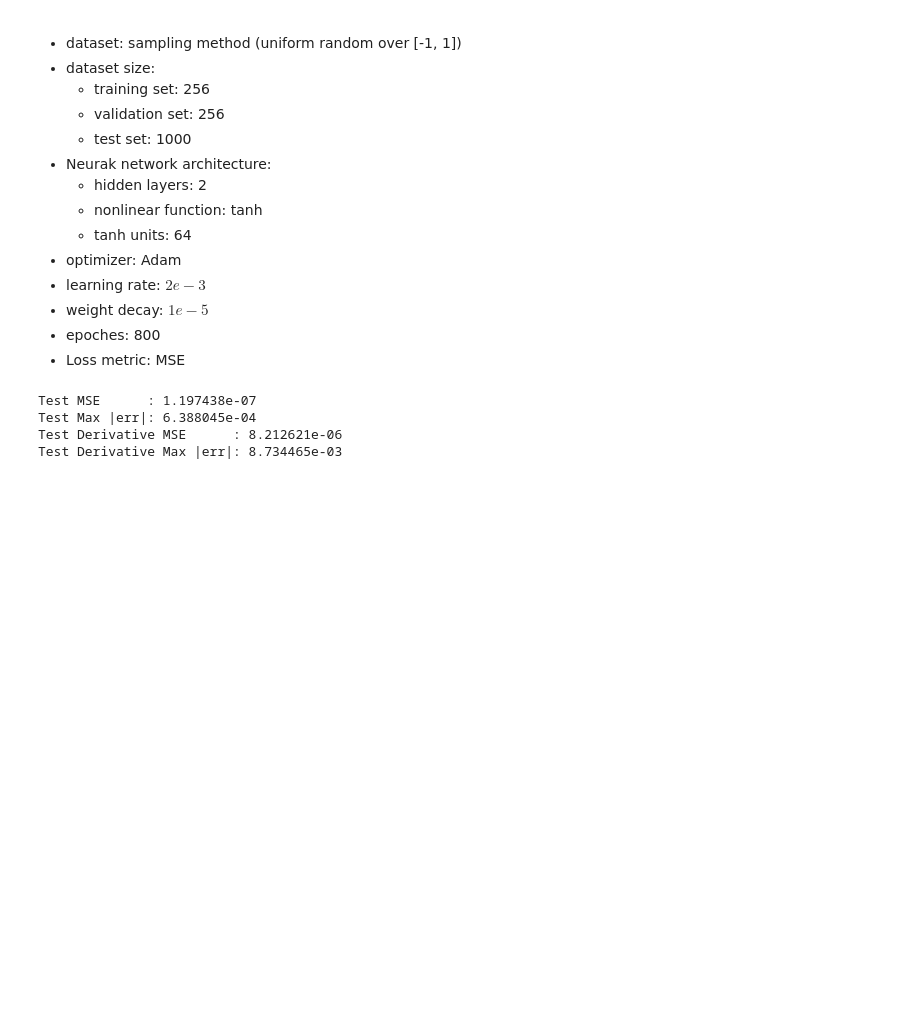
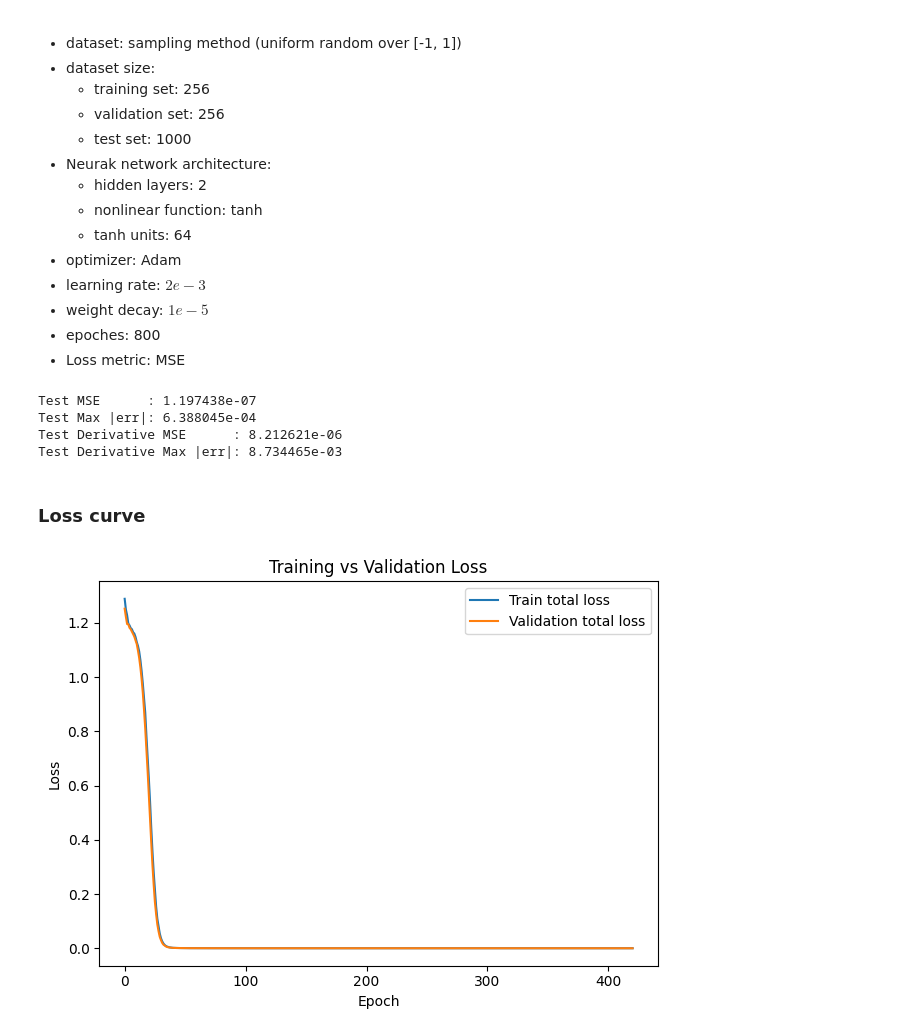
Before and after one commit to XuanWeiWang-999/2025_machine_learning, a Jupyter notebook: week_3/1141ML_Week_3_Prog02_313652018.ipynb, the cells around one changed output. Drawn from its saved outputs; the diff is of its cells as text; code cells hidden in the pictures; blank space fills up the shorter version.

```diff
--- a/week_3/1141ML_Week_3_Prog02_313652018.ipynb
+++ b/week_3/1141ML_Week_3_Prog02_313652018.ipynb
@@ -201,3 +201,19 @@ Test MSE      : 1.197438e-07
 Test Max |err|: 6.388045e-04
 Test Derivative MSE      : 8.212621e-06
 Test Derivative Max |err|: 8.734465e-03
+# %% [markdown]
+### Loss curve
+# %%
+import matplotlib.pyplot as plt
+
+plt.figure()
+plt.plot(train_losses, label="Train total loss")
+plt.plot(val_losses, label="Validation total loss")
+plt.xlabel("Epoch")
+plt.ylabel("Loss")
+plt.title("Training vs Validation Loss")
+plt.legend()
+plt.tight_layout()
+plt.show()
+# %% [output]
+[figure, added]
```
Also changed, not shown: parts of 4 cells of this notebook.
